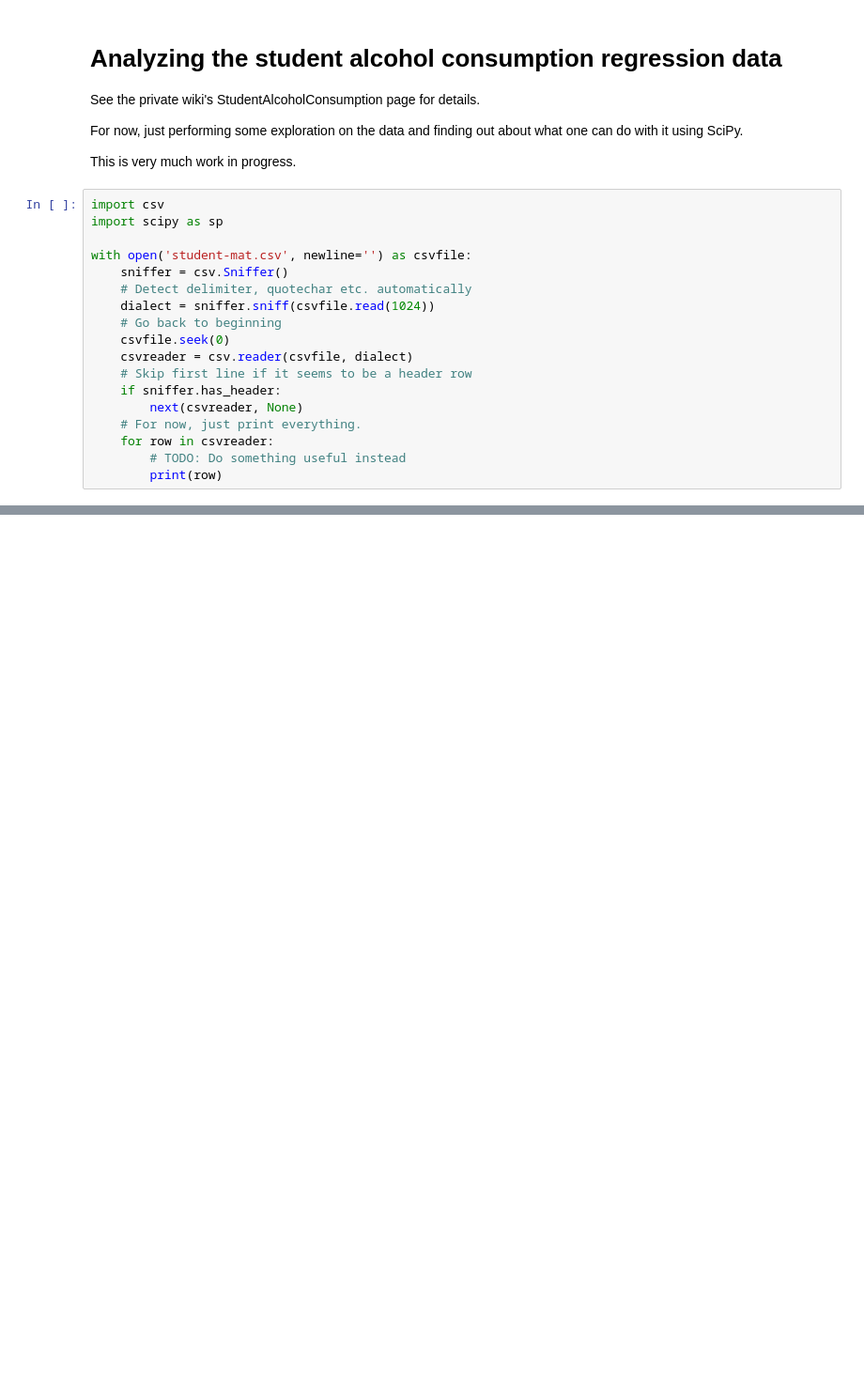
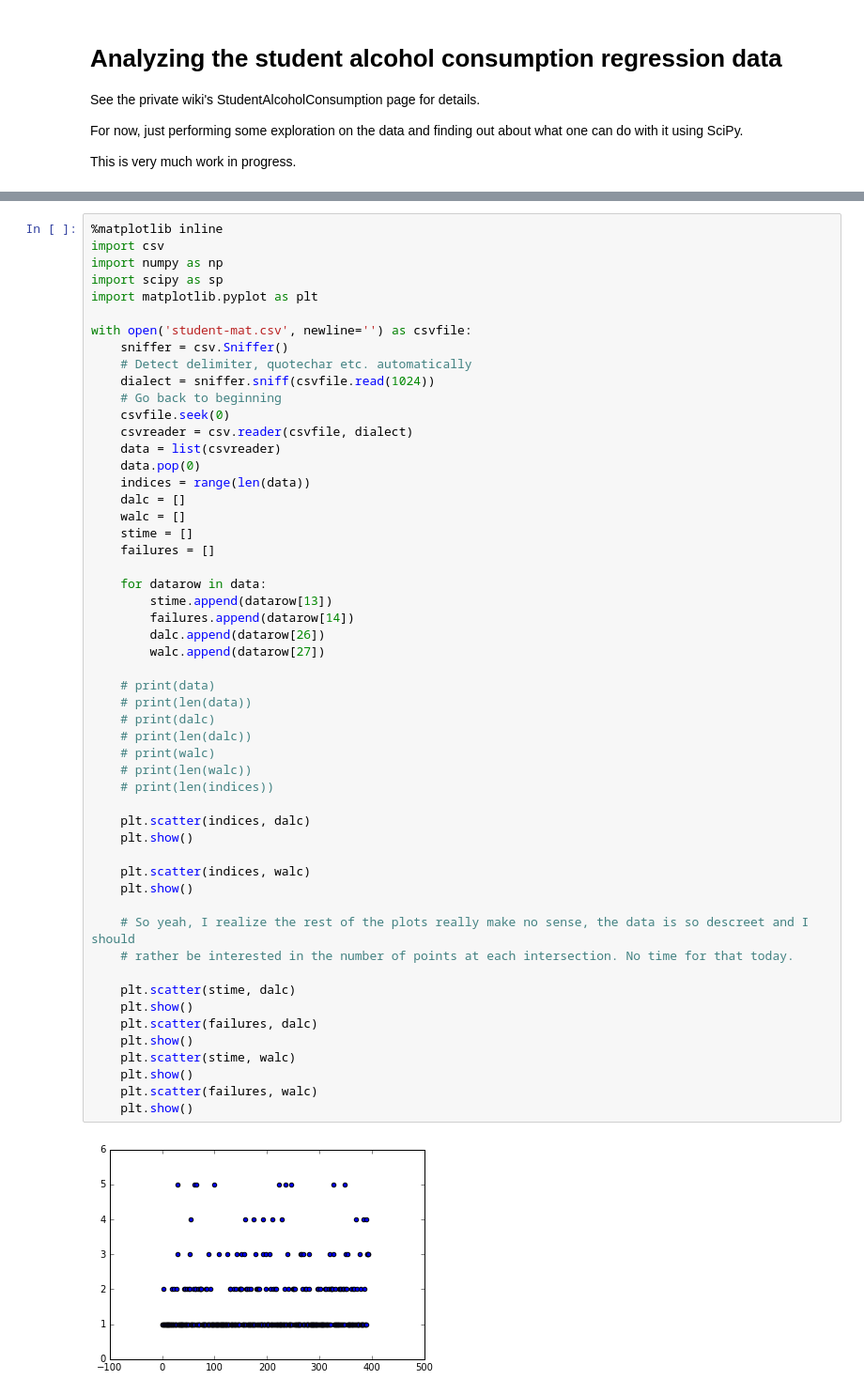
Before and after one commit to jtirila/data-exploration-snippets, a Jupyter notebook: case-studies/student-alcohol-consumption/student-alcohol-consumption.ipynb, the cells around one changed output, grey strips where cells are left out. Shown at 94% size. Drawn from its saved outputs; the diff is of its cells as text; blank space fills up the shorter version.

Commit message:
Read the vector into lists, plotted something for starters. Most of the time  was really spent updating the libraries.

```diff
--- a/case-studies/student-alcohol-consumption/student-alcohol-consumption.ipynb
+++ b/case-studies/student-alcohol-consumption/student-alcohol-consumption.ipynb
@@ -6,21 +6,3 @@ See the private wiki's StudentAlcoholConsumption page for details.
 For now, just performing some exploration on the data and finding out about what one can do with it using SciPy.
 
 This is very much work in progress.
-# %%
-import csv
-import scipy as sp
-
-with open('student-mat.csv', newline='') as csvfile:
-    sniffer = csv.Sniffer()
-    # Detect delimiter, quotechar etc. automatically
-    dialect = sniffer.sniff(csvfile.read(1024))
-    # Go back to beginning
-    csvfile.seek(0)
-    csvreader = csv.reader(csvfile, dialect)
-    # Skip first line if it seems to be a header row
-    if sniffer.has_header:
-        next(csvreader, None)
-    # For now, just print everything.
-    for row in csvreader:
-        # TODO: Do something useful instead
-        print(row)
@@ -46,0 +9,55 @@ Note: it seems the csv reading can be performed in a more SciPy way: http://stac
+# %%
+%matplotlib inline
+import csv
+import numpy as np
+import scipy as sp
+import matplotlib.pyplot as plt
+
+with open('student-mat.csv', newline='') as csvfile:
+    sniffer = csv.Sniffer()
+    # Detect delimiter, quotechar etc. automatically
+    dialect = sniffer.sniff(csvfile.read(1024))
+    # Go back to beginning
+    csvfile.seek(0)
+    csvreader = csv.reader(csvfile, dialect)
+    data = list(csvreader)
+    data.pop(0)
+    indices = range(len(data))
+    dalc = []
+    walc = []
+    stime = []
+    failures = []
+
+    for datarow in data:
+        stime.append(datarow[13])
+        failures.append(datarow[14])
+        dalc.append(datarow[26])
+        walc.append(datarow[27])
+
+    # print(data)
+    # print(len(data))
+    # print(dalc)
+    # print(len(dalc))
+    # print(walc)
+    # print(len(walc))
+    # print(len(indices))
+
+    plt.scatter(indices, dalc)
+    plt.show()
+
+    plt.scatter(indices, walc)
+    plt.show()
+
+    # So yeah, I realize the rest of the plots really make no sense, the data is so descreet and I should
+    # rather be interested in the number of points at each intersection. No time for that today.
+
+    plt.scatter(stime, dalc)
+    plt.show()
+    plt.scatter(failures, dalc)
+    plt.show()
+    plt.scatter(stime, walc)
+    plt.show()
+    plt.scatter(failures, walc)
+    plt.show()
+# %% [output]
+[figure, added]
```
Also changed, not shown: parts of 3 cells of this notebook.
